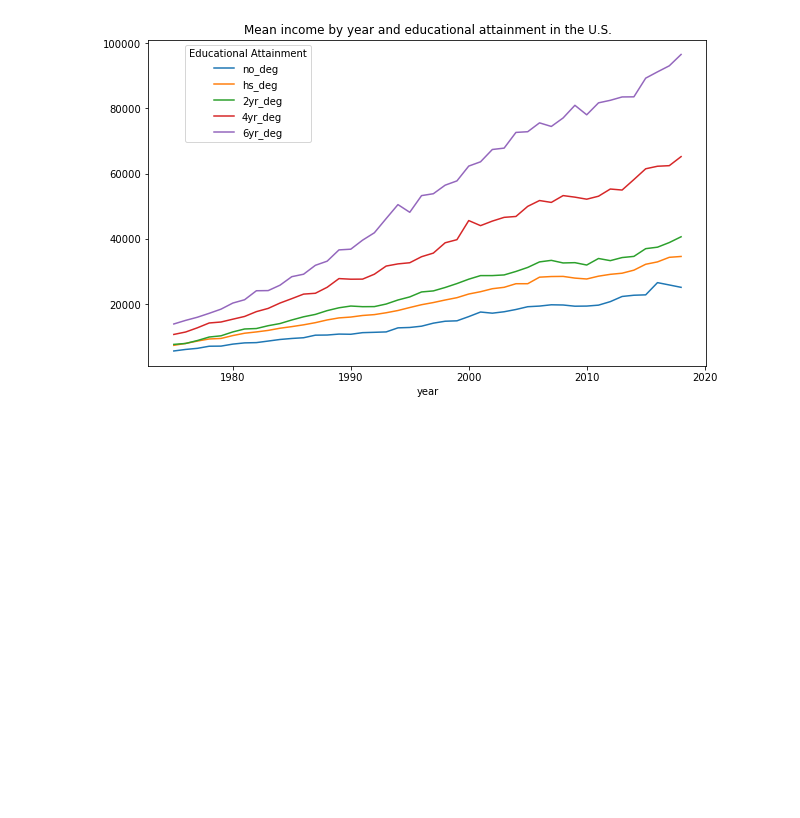
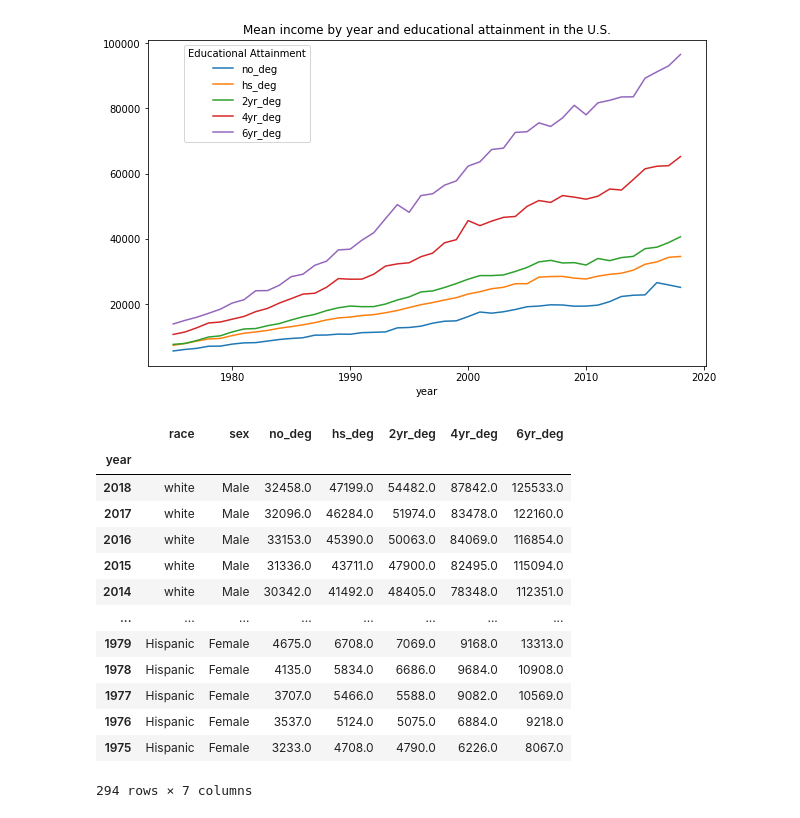
Before and after one commit to Sherbstreit/DSC_Bellevue_Sherbstreit, a Jupyter notebook: 540_final_project.ipynb, the cells around one changed output. Saved outputs shown, nothing was run; the diff lists cells and outputs as text; code cells hidden in the pictures; blank space fills up the shorter version.

```diff
--- a/540_final_project.ipynb
+++ b/540_final_project.ipynb
@@ -81,3 +81,21 @@ yr_degree.plot(figsize=(10,6),
 # %% [output]
 <matplotlib.legend.Legend at 0x...>
 [figure]
+# %%
+# index by year
+shortdf.set_index('year')
+# %% [output]
+|  | race | sex | no_deg | hs_deg | 2yr_deg | 4yr_deg | 6yr_deg |
+| year |  |  |  |  |  |  |  |
+| 2018 | white | Male | 32458.0 | 47199.0 | 54482.0 | 87842.0 | 125533.0 |
+| 2017 | white | Male | 32096.0 | 46284.0 | 51974.0 | 83478.0 | 122160.0 |
+| 2016 | white | Male | 33153.0 | 45390.0 | 50063.0 | 84069.0 | 116854.0 |
+| 2015 | white | Male | 31336.0 | 43711.0 | 47900.0 | 82495.0 | 115094.0 |
+| 2014 | white | Male | 30342.0 | 41492.0 | 48405.0 | 78348.0 | 112351.0 |
+| ... | ... | ... | ... | ... | ... | ... | ... |
+| 1979 | Hispanic | Female | 4675.0 | 6708.0 | 7069.0 | 9168.0 | 13313.0 |
+| 1978 | Hispanic | Female | 4135.0 | 5834.0 | 6686.0 | 9684.0 | 10908.0 |
+| 1977 | Hispanic | Female | 3707.0 | 5466.0 | 5588.0 | 9082.0 | 10569.0 |
+| 1976 | Hispanic | Female | 3537.0 | 5124.0 | 5075.0 | 6884.0 | 9218.0 |
+| 1975 | Hispanic | Female | 3233.0 | 4708.0 | 4790.0 | 6226.0 | 8067.0 |
+294 rows × 7 columns
```
Also changed, not shown: parts of 12 cells of this notebook.
